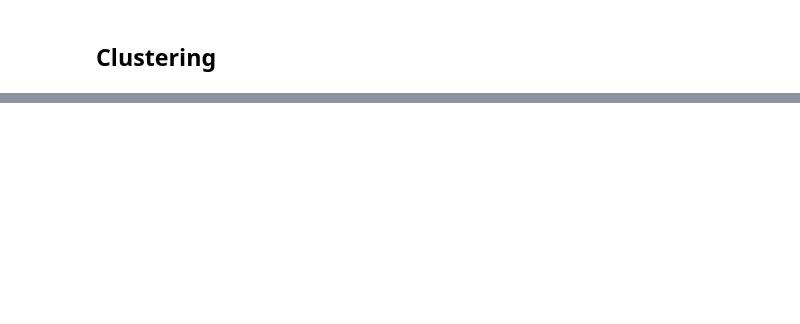
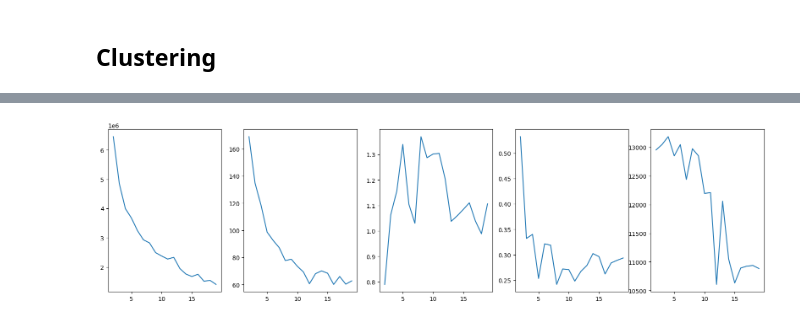
Before and after one commit to mariolpantunes/sunlight-harvesting-energy-conversion, a Jupyter notebook: main.ipynb, the cells around one changed output, grey strips where cells are left out. Saved outputs shown, nothing was run; the diff lists cells and outputs as text; code cells hidden in the pictures; blank space fills up the shorter version.

```diff
--- a/main.ipynb
+++ b/main.ipynb
@@ -5,11 +5,14 @@ import polars as pl
 import pandas as pd
 import numpy as np
 import matplotlib.pyplot as plt
+plt.rcParams['figure.figsize'] = [20, 5]
 
 import nmf.nmf as nmf
+import knee.kneedle as kneedle
 
 from sklearn.cluster import KMeans
 from sklearn.metrics import mean_squared_error
+from sklearn.mixture import GaussianMixture
 # %%
 df = pl.read_excel('db.xlsx')
 df
@@ -343,16 +461,22 @@ Gradient Boosting Regressor   : 0.09174651659533056
 # %%
+# Cluster the materials without the hopt and PCE
 df_input = df.drop(['hopt (%)', 'PCE (%)'])
 X = df.to_numpy()
-sse = {}
 
-for k in range(1, 50):
+scores = {'elbow': [], 'calinski-harabasz': [], 'davies-bouldin': [], 'silhouette': [], 'bic': [], }
+
+min_k = 2
+max_k = 20
+
+for k in range(min_k, max_k):
     kmeans = KMeans(n_clusters=k, max_iter=1000, n_init='auto').fit(X)
-    #df["clusters"] = kmeans.labels_
-    #print(data["clusters"])
-    sse[k] = kmeans.inertia_ # Inertia: Sum of distances of samples to their closest cluster center
-plt.figure()
-plt.plot(list(sse.keys()), list(sse.values()))
-plt.xlabel("Number of cluster")
-plt.ylabel("SSE")
-plt.show()
+    labels = kmeans.labels_
+    scores['elbow'].append(inertia_score(X, labels))
+    scores['calinski-harabasz'].append(calinski_harabasz_score(X, labels))
+    scores['davies-bouldin'].append(davies_bouldin_score(X, labels))
+    scores['silhouette'].append(silhouette_score(X, labels))
+    bic, _ = get_bic_aic(k, X)
+    scores['bic'].append(bic)
+
+print(f'{scores}')
 # %% [output]
@@ -374,0 +519,9 @@ plt.show()
+# %%
+methods = ['elbow', 'calinski-harabasz', 'davies-bouldin', 'silhouette', 'bic']
+fig, axs = plt.subplots(1, 5)
+
+for i in range(len(methods)):
+    method = methods[i]
+    axs[i].plot(range(min_k, max_k), scores[method])
+# %% [output]
+[figure, added]
```
Also changed, not shown: parts of 14 cells of this notebook, 1 other file.
